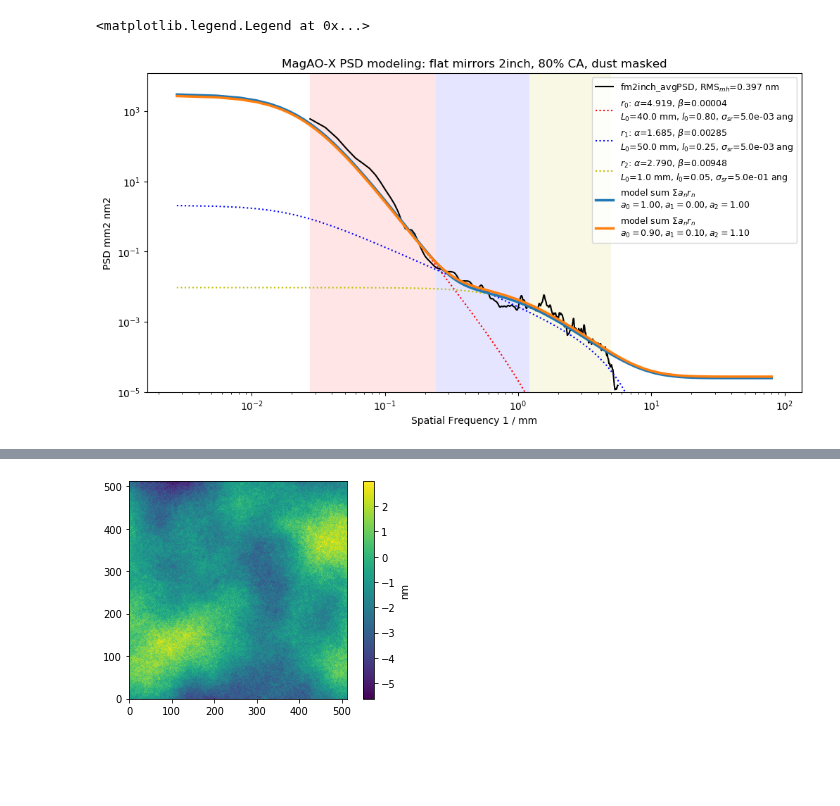
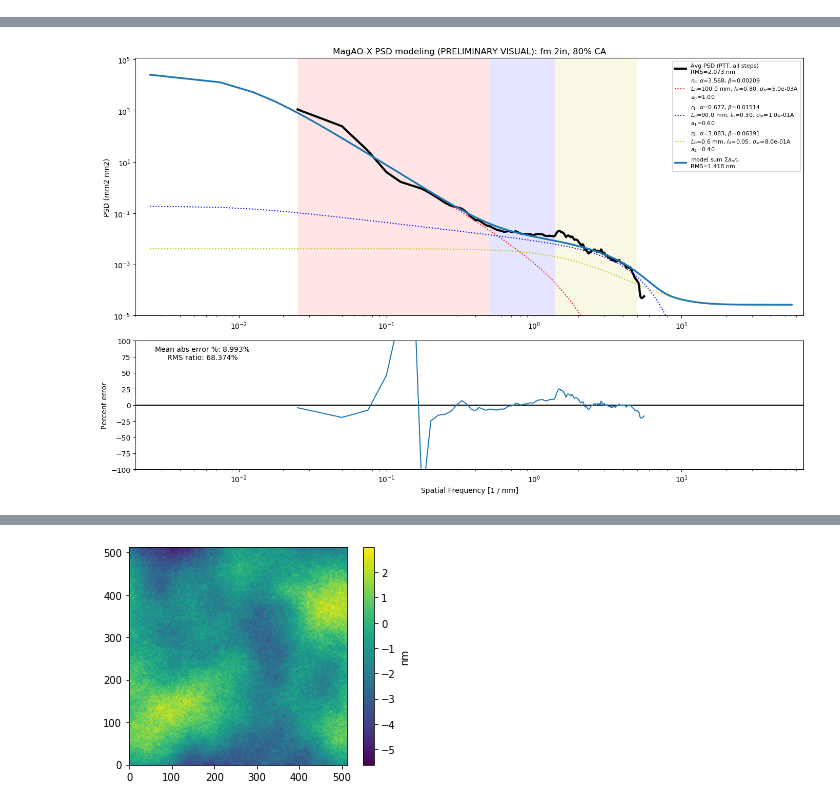
Before and after one commit to magao-x/magaox_poppy, a Jupyter notebook: PSD/PSDmodel_fm_2inch.ipynb, the cells around one changed output, grey strips where cells are left out. Saved outputs shown, nothing was run; the diff lists cells and outputs as text; code cells hidden in the pictures; blank space fills up the shorter version.

```diff
--- a/PSD/PSDmodel_fm_2inch.ipynb
+++ b/PSD/PSDmodel_fm_2inch.ipynb
@@ -76,23 +62,13 @@ To use the future default and silence this warning we advise to pass `rcond=None
-# %%
-color_list=['r', 'b','y']
-plt.figure(figsize=[12,6], dpi=100)
-plt.loglog(avg_psd.k_radial.value, avg_psd.psd_radial_cal.value, 'k', label='{0}, RMS{1}={2:.3f}'.format(avg_psd.surf_name,r'$_{mh}$', avg_psd.rms_mh))
-for j in range(0, len(i_start)):
-    plt.loglog(mdl_set[j].k_extend.value, mdl_set[j].psd_full.value, color_list[j]+':', linewidth=1.5,
-               label='{0}: {1}={2:.3f}, {3}={4:.5f}\n{5}={6:.1f}, {7}={8:.2f}, {9}={10:.1e} ang'.format(r'$r_{0}$'.format(mdl_set[j].region_num), r'$\alpha$', mdl_set[j].alpha,
-                                                                                                    r'$\beta$', mdl_set[j].beta.value, r'$L_{0}$',L0[j], r'$l_{0}$', lo[j],
-                                                                                                    r'$\sigma_{sr}$', rms_sr[j].to(u.angstrom).value))
-    plt.axvspan(avg_psd.k_radial[i_start[j]].value, avg_psd.k_radial[i_end[j]].value, facecolor=color_list[j], alpha=0.1)
-
-for j in range(0, len(psd_scl)):
-    txt_print = r'$a_{0}={1:.2f}, a_{2}={3:.2f}, a_{4}={5:.2f}$'.format(0, psd_scl[j][0], 1, psd_scl[j][1], 2, psd_scl[j][2])
-    plt.loglog(mdl_set[j].k_extend.value, mdl_sum[j], linewidth=2.5, label='model sum {0}\n{1}'.format(r'$\Sigma a_{n}r_{n}$', txt_print))
-
-plt.ylim(bottom=1e-5)
-plt.xlabel('Spatial Frequency {0}'.format(avg_psd.k_radial.unit))
-plt.ylabel('PSD {0}'.format(avg_psd.psd_radial_cal.unit))
-plt.title('MagAO-X PSD modeling: flat mirrors 2inch, {0}% CA, dust masked'.format(psd_setting['ca']))
-plt.legend(prop={'size':9})#,loc='center left', bbox_to_anchor=(1, 0.5))
-# %% [output]
-<matplotlib.legend.Legend at 0x...>
-[figure, removed]
+# %%
+%%time
+i_start = [0, 19, 55]
+i_end = i_start[1:]
+i_end.append(len(avg_psd.k_radial)-25)
+
+lo = [0.8, 0.30, 0.05]
+L0 = [100*u.mm, 90*u.mm, 0.55*u.mm]
+rms_sr = [0.0005*u.nm, 0.01*u.nm, 0.08*u.nm]
+psd_weight = [1.0, 0.6, 0.4]
+mdl_set, model_sum = psd.apply_model(i_start, i_end, lo, L0, rms_sr, psd_weight, avg_psd, opt_parms)
+psd.plot_model(mdl_set, model_sum, avg_psd, opt_parms)
+# %% [output]
@@ -98,0 +79 @@ plt.legend(prop={'size':9})#,loc='center left', bbox_to_anchor=(1, 0.5))
+[figure, added]
```
Also changed, not shown: parts of 9 cells of this notebook, 1 other file.
